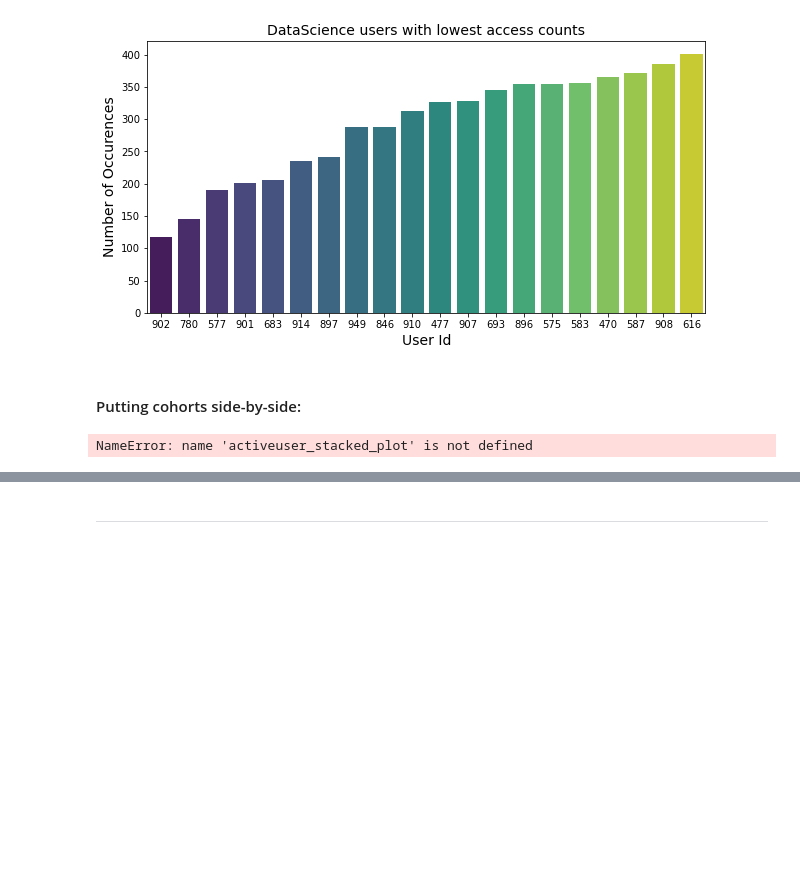
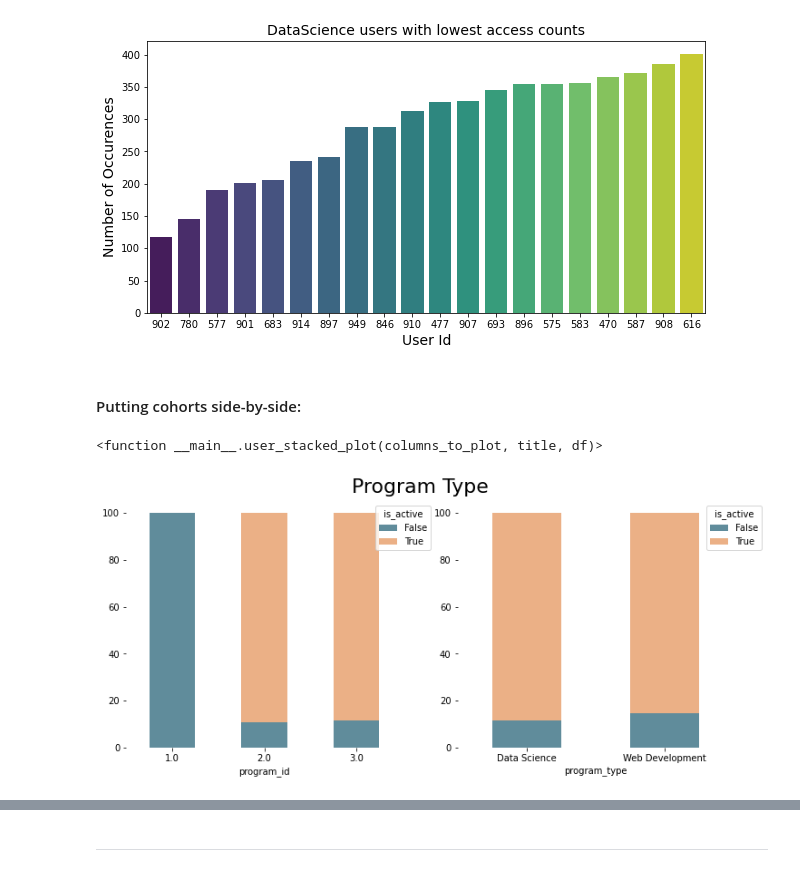
Before and after one commit to miller-cerna-laskowski-morris-eyring/anomaly-group-project, a Jupyter notebook: Eyring-notebook.ipynb, the cells around one changed output, grey strips where cells are left out. Saved outputs shown, nothing was run; the diff lists cells and outputs as text; code cells hidden in the pictures; blank space fills up the shorter version.

Commit message:
fixed chart

```diff
--- a/Eyring-notebook.ipynb
+++ b/Eyring-notebook.ipynb
@@ -402,7 +402,8 @@ def user_stacked_plot(columns_to_plot, title, df):
     return user_stacked_plot
 # %%
 columns_to_plot = ['program_id','program_type']
-activeuser_stacked_plot(columns_to_plot, 'Program Type', df)
+user_stacked_plot(columns_to_plot, 'Program Type', df)
 # %% [output]
-NameError: name 'activeuser_stacked_plot' is not defined
+<function __main__.user_stacked_plot(columns_to_plot, title, df)>
+[figure, added]
 # %%
```
Also changed, not shown: parts of 6 cells of this notebook.
